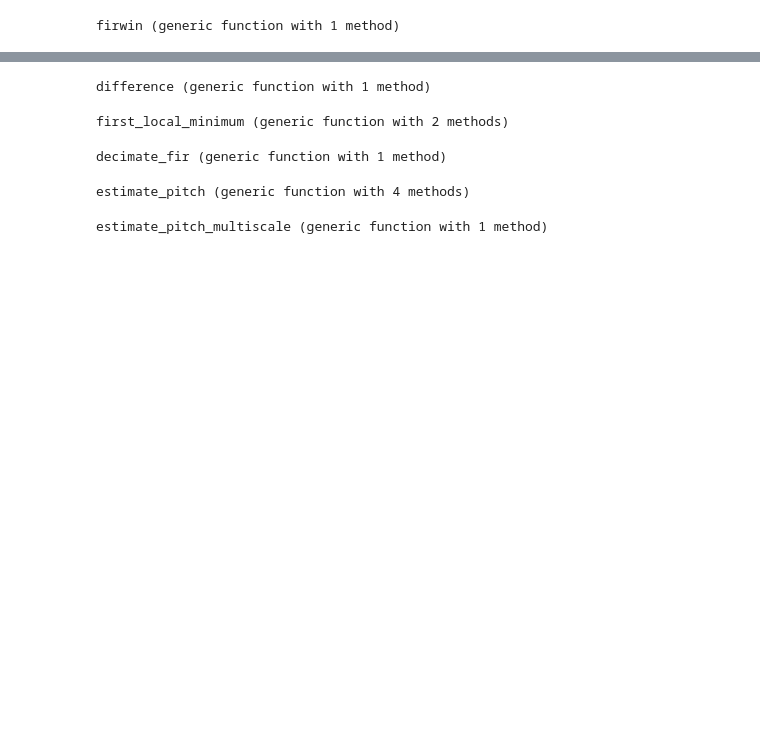
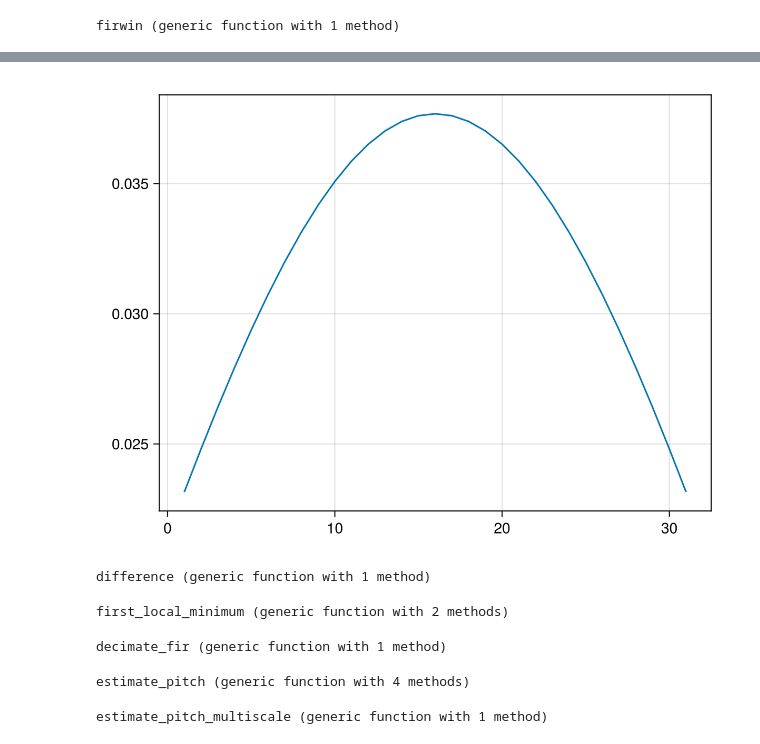
Before and after one commit to darwindarak/bass-tuna, a Jupyter notebook: experiments/Tuning-YIN-Multiscale.ipynb, the cells around one changed output, grey strips where cells are left out. Drawn from its saved outputs; the diff is of its cells as text; code cells hidden in the pictures; blank space fills up the shorter version.

```diff
--- a/experiments/Tuning-YIN-Multiscale.ipynb
+++ b/experiments/Tuning-YIN-Multiscale.ipynb
@@ -29,3 +69,7 @@ firwin (generic function with 1 method)
+# %%
+lines(firwin(31, 0.01724138))
+# %% [output]
+[figure, added]
 # %%
 function difference(x::AbstractArray, τ)
     d = zero(eltype(x))
```
Also changed, not shown: parts of 8 cells of this notebook, 3 other files.
